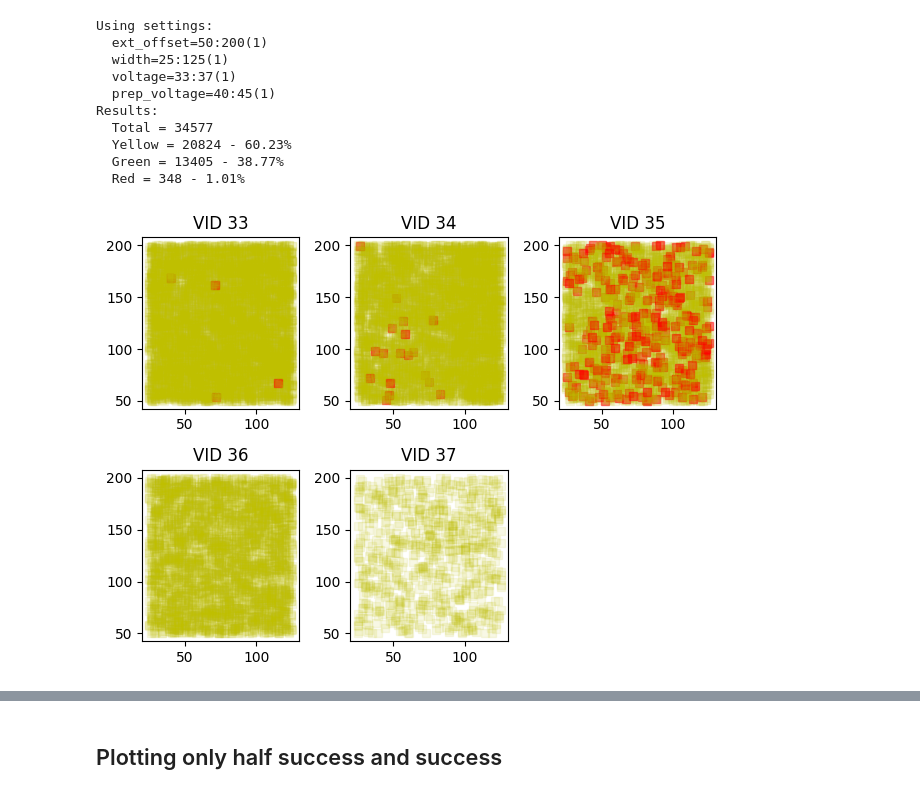
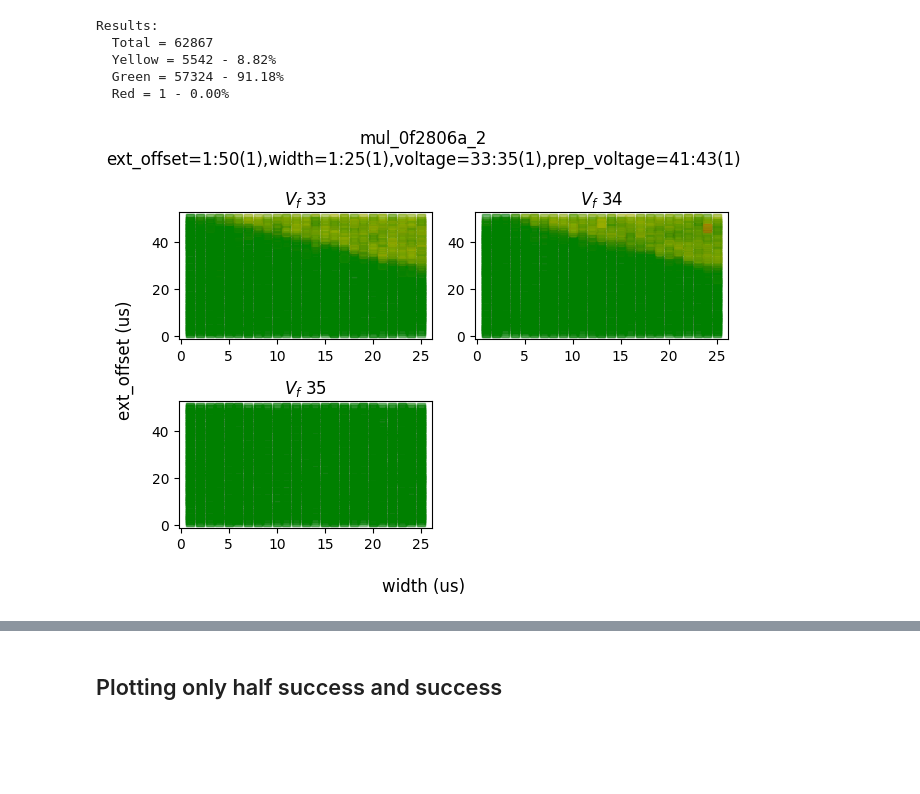
Before and after one commit to ceres-c/VU-Thesis, a Jupyter notebook: notebooks/plot_from_db.ipynb, the cells around one changed output, grey strips where cells are left out. Cells and saved outputs as stored; diff of their text form; code cells hidden in the pictures; blank space fills up the shorter version.

```diff
--- a/notebooks/plot_from_db.ipynb
+++ b/notebooks/plot_from_db.ipynb
@@ -3,7 +3,7 @@ import sqlite3
 import matplotlib.pyplot as plt
 from math import ceil, sqrt
 
-from glitch_utils import GlitchResult, GlitchSettings
+from glitch_utils import GlitchResult
 conn = sqlite3.connect('file:glitch2.db?mode=ro', uri=True)
 c = conn.cursor()
 
@@ -16,9 +16,19 @@ simplify_color = { # Go from 6 different markers/colors to 3 for better visibili
 	GlitchResult.BROKEN					: 'sy', # Yellow
 }
 
+simplify_color_half = { # Go from 6 different markers/colors to 3 for better visibility once we have a lot of data
+	GlitchResult.RESET					: 'sy', # Yellow
+	GlitchResult.NORMAL					: 'sg', # Green
+	GlitchResult.WEIRD					: 'sy', # Yellow
+	GlitchResult.SUCCESS				: 'sr', # Red
+	GlitchResult.HALF_SUCCESS			: 'sr', # Red
+	GlitchResult.BROKEN					: 'sy', # Yellow
+}
+mapper = simplify_color_half
+
 def summarize(results):
 	tot = len(results)
-	replaced = [simplify_color[result] for result in results]
+	replaced = [mapper[result] for result in results]
 	yellow = replaced.count('sy')
 	green = replaced.count('sg')
 	red = replaced.count('sr')
@@ -32,45 +42,44 @@ def get_settings(table_name: str) -> str:
 	c.execute('SELECT settings FROM settings WHERE table_name = ?', (table_name,))
 	return c.fetchone()[0]
 # %%
-TABLE = 'mul_f7d1fa4'
+TABLE = 'mul_0f2806a_2'
 settings = get_settings(TABLE).split(',')
-print(f'Using settings:\n  {'\n  '.join(settings)}')
 
 c.execute(f'SELECT DISTINCT voltage FROM {TABLE}')
 voltages = [v for (v,) in c.fetchall()]
 voltages.sort()
 
 col_num = ceil(sqrt(len(voltages)))
 row_num = ceil(len(voltages) / col_num)
 
 fig = plt.figure(layout="tight")
+fig.suptitle(f'{TABLE}\n{','.join(settings)}')
 axs = {}
-for i, prep_voltage in enumerate(voltages):
-	axs[prep_voltage] = fig.add_subplot(row_num, col_num, i+1)
-	axs[prep_voltage].set_title(f'VID {prep_voltage}')
+for i, voltage in enumerate(voltages):
+	axs[voltage] = fig.add_subplot(row_num, col_num, i+1)
+	axs[voltage].set_title(f'$V_f$ {voltage}')
+	fig.supxlabel('width (us)')
+	fig.supylabel("ext_offset (us)")
 
 c.execute(f'SELECT * FROM {TABLE}')
 rows = c.fetchall()
 
 summarize([GlitchResult[result_name] for (_, _, _, _, result_name, _, _, _, _) in rows])
 
 for i, row in enumerate(rows):
-	[ext_offset, width, prep_voltage, prep_voltage, result_name, data, successes, result_a, result_b] = row
+	[ext_offset, width, voltage, prep_voltage, result_name, data, successes, result_a, result_b] = row
 	result = GlitchResult[result_name]
 
-	# if result in [GlitchResult.NORMAL, GlitchResult.SUCCESS, GlitchResult.HALF_SUCCESS]:
-	if result == GlitchResult.NORMAL:
-		continue
-	axs[prep_voltage].plot(width, ext_offset, simplify_color[result], alpha=0.1 if result != GlitchResult.SUCCESS else 0.5)
+	# # if result in [GlitchResult.NORMAL, GlitchResult.SUCCESS, GlitchResult.HALF_SUCCESS]:
+	# if result == GlitchResult.NORMAL:
+	# 	continue
+	marker = mapper[result]
+	alpha = 0.05 if marker != 'sr' else 0.5
+	axs[voltage].plot(width, ext_offset, marker, alpha=alpha)
 # %% [output]
-Using settings:
-  ext_offset=50:200(1)
-  width=25:125(1)
-  voltage=33:37(1)
-  prep_voltage=40:45(1)
 Results:
-  Total = 34577
-  Yellow = 20824 - 60.23%
-  Green = 13405 - 38.77%
-  Red = 348 - 1.01%
+  Total = 62867
+  Yellow = 5542 - 8.82%
+  Green = 57324 - 91.18%
+  Red = 1 - 0.00%
-[figure, old version]
+[figure, new version]
```
Also changed, not shown: parts of 8 cells of this notebook, 2 other files.
